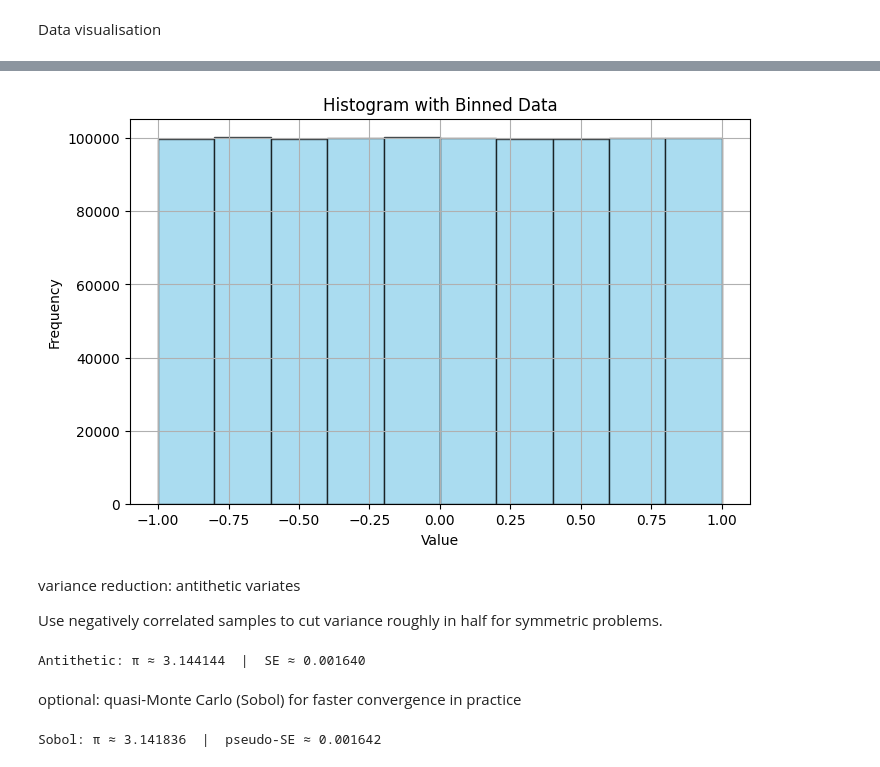
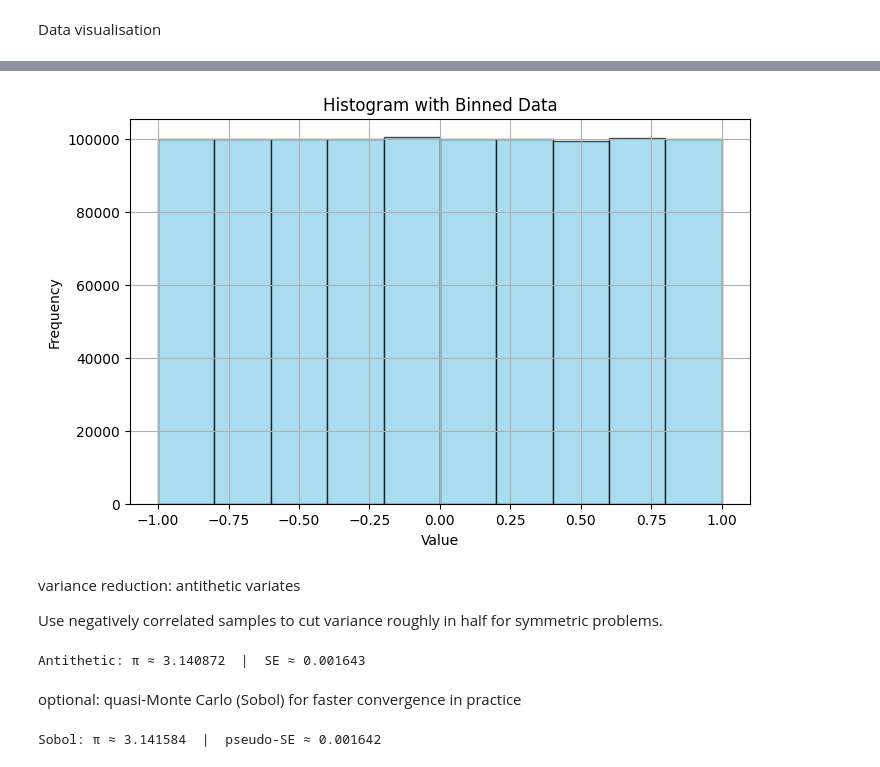
Before and after one commit to subnat1/ml, a Jupyter notebook: statiscal_methods/monte_carlo_tutorial.ipynb, the cells around one changed output, grey strips where cells are left out. Saved outputs shown, nothing was run; the diff lists cells and outputs as text; code cells hidden in the pictures.

```diff
--- a/statiscal_methods/monte_carlo_tutorial.ipynb
+++ b/statiscal_methods/monte_carlo_tutorial.ipynb
@@ -18,6 +18,8 @@ Problem. Area of a unit circle = π. Throw points uniformly in the square
 2
 ; proportion inside circle × 4 ≈ π.
 # %%
+# pts = None
+
 def mc_pi(N=1_000_000, rng=np.random.default_rng(42)):
     # sample N points in [-1, 1]^2 - This is basically simulating the random droppage of balls in that square
     pts = rng.uniform(-1.0, 1.0, size=(N, 2))
@@ -38,8 +40,8 @@ def mc_pi(N=1_000_000, rng=np.random.default_rng(42)):
 
     # 95% confidence interval using normal approx
     ci = (pi_hat - 1.96 * se, pi_hat + 1.96 * se)
-    return pi_hat, se, ci
+    return pi_hat, se, ci, pts
 
-pi_hat, se, ci = mc_pi(1_000_000, rng)
+pi_hat, se, ci, pts = mc_pi(1_000_000, rng)
 print(f"π ≈ {pi_hat:.6f}  |  SE ≈ {se:.6f}  |  95% CI: [{ci[0]:.6f}, {ci[1]:.6f}]")
 # %% [output]
@@ -52,6 +54,6 @@ $$
 $$
 # %%
 # try out what exactly this line does
-pts = rng.uniform(-1.0, 1.0, size=(10, 3))
-pts
+# pts_test = rng.uniform(-1.0, 1.0, size=(10, 3))
+# pts_test
 # nice!
@@ -82,7 +73,7 @@ print("Bin edges:", bin_edges)
 
 # Plot histogram
 plt.figure(figsize=(8,5))
-plt.hist(pts, bins=num_bins, color='skyblue', edgecolor='black', alpha=0.7)
+plt.hist(pts[:, 0], bins=num_bins, color='skyblue', edgecolor='black', alpha=0.7)
 plt.title("Histogram with Binned Data")
 plt.xlabel("Value")
 plt.ylabel("Frequency")
@@ -96,4 +87,4 @@ Bin edges: [-9.99999750e-01 -7.99999832e-01 -5.99999913e-01 -3.99999995e-01
-[figure, old version]
+[figure, new version]
 # %% [markdown]
 variance reduction: antithetic variates
 
@@ -116,7 +107,7 @@ def mc_pi_antithetic(N=1_000_000, rng=np.random.default_rng(42)):
 pi_hat2, se2 = mc_pi_antithetic(1_000_000, rng)
 print(f"Antithetic: π ≈ {pi_hat2:.6f}  |  SE ≈ {se2:.6f}")
 # %% [output]
-Antithetic: π ≈ 3.144144  |  SE ≈ 0.001640
+Antithetic: π ≈ 3.140872  |  SE ≈ 0.001643
 # %% [markdown]
 optional: quasi-Monte Carlo (Sobol) for faster convergence in practice
 # %%
@@ -136,4 +127,4 @@ def mc_pi_sobol(N=1_000_000):
 pi_hat3, se3 = mc_pi_sobol(1_000_000)
 print(f"Sobol: π ≈ {pi_hat3:.6f}  |  pseudo-SE ≈ {se3:.6f}")
 # %% [output]
-Sobol: π ≈ 3.141836  |  pseudo-SE ≈ 0.001642
+Sobol: π ≈ 3.141584  |  pseudo-SE ≈ 0.001642
```
Also changed, not shown: parts of 3 cells of this notebook, 2 other files.
